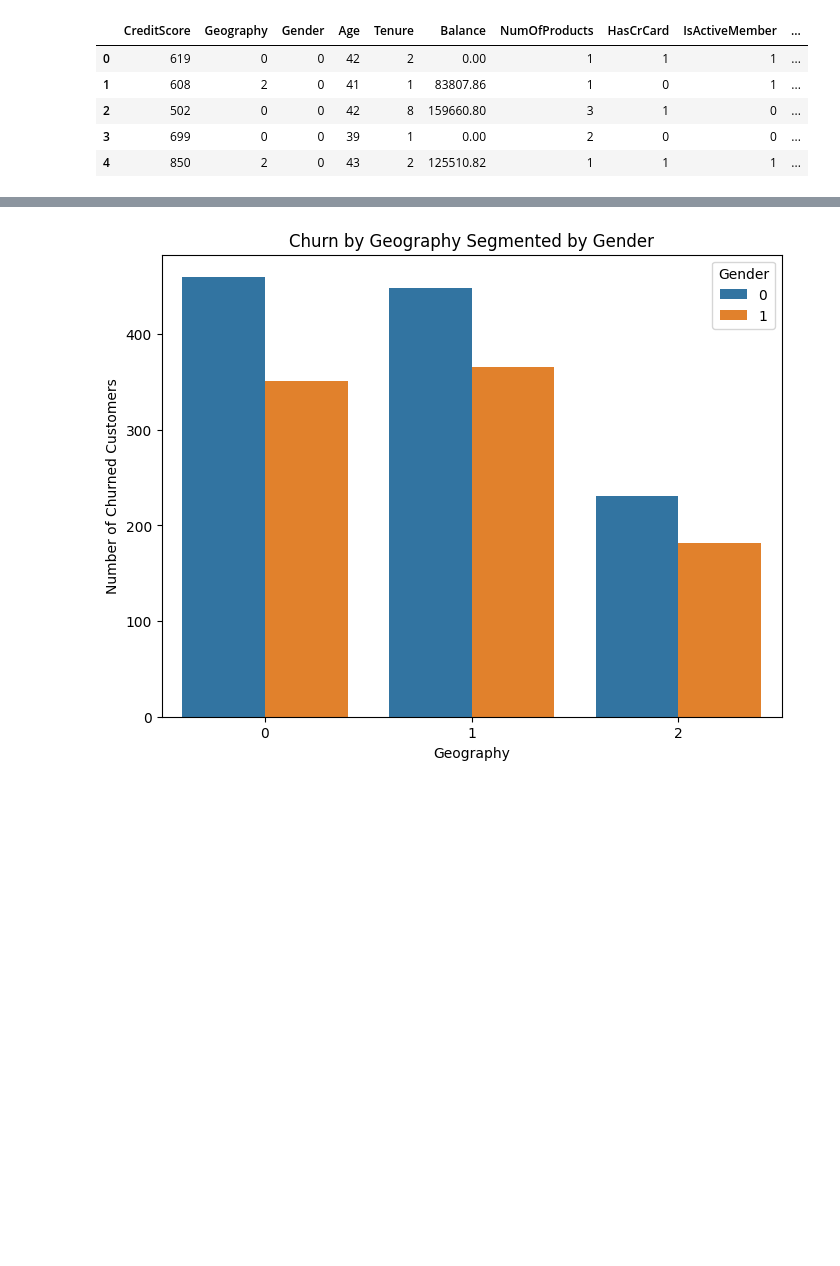
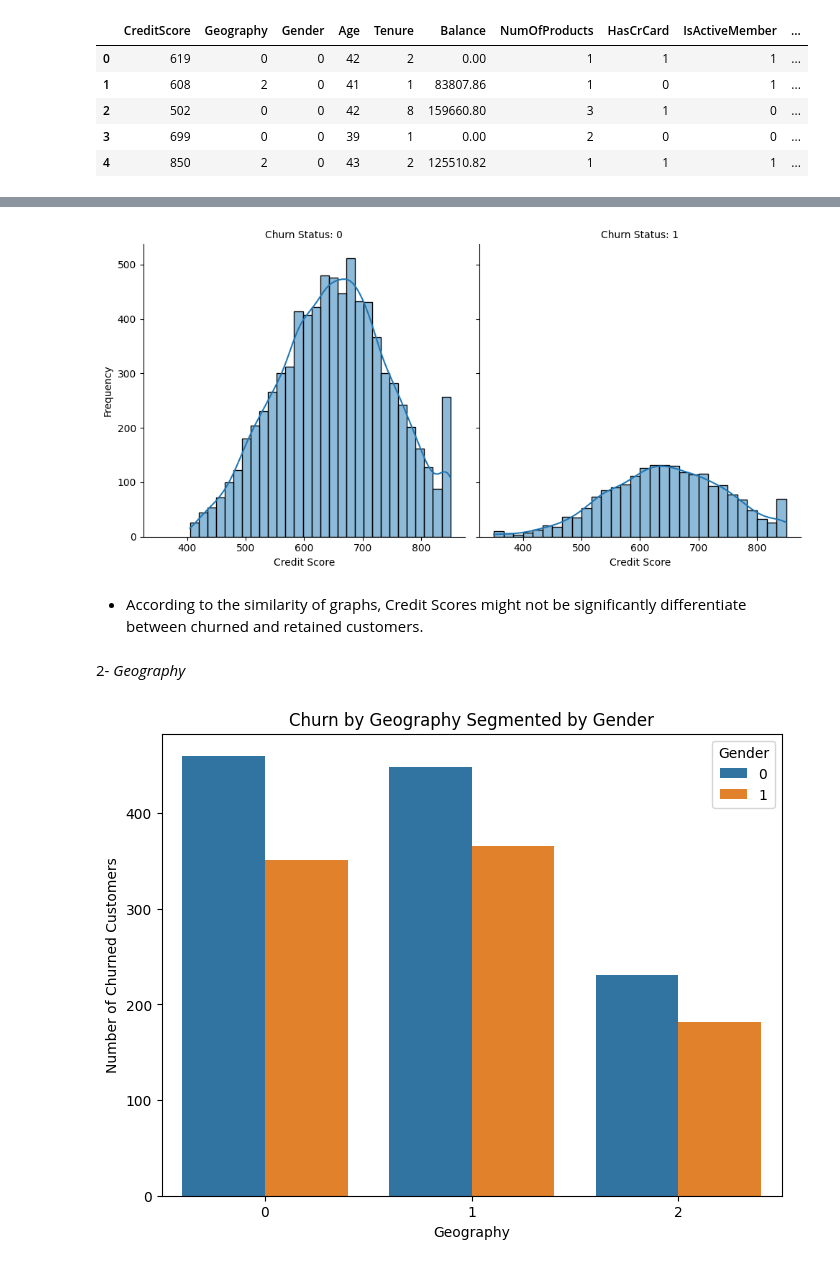
Before and after one commit to MateoPerezSuarez/Bank-Churn-Project, a Jupyter notebook: template.ipynb, the cells around one changed output, grey strips where cells are left out. Drawn from its saved outputs; the diff is of its cells as text; code cells hidden in the pictures; blank space fills up the shorter version.

```diff
--- a/template.ipynb
+++ b/template.ipynb
@@ -64,3 +96,15 @@ df.head()
+# %%
+g = sns.FacetGrid(df, col='Exited', height=5, aspect=1)
+g.map(sns.histplot, 'CreditScore', bins=30, kde=True)
+g.set_titles('Churn Status: {col_name}')
+g.set_axis_labels('Credit Score', 'Frequency')
+plt.show()
+# %% [output]
+[figure, added]
+# %% [markdown]
+- According to the similarity of graphs, Credit Scores might not be significantly differentiate between churned and retained customers.
+# %% [markdown]
+2- *Geography*
 # %%
 churned_df = df[df['Exited'] == 1]
 
```
Also changed, not shown: parts of 13 cells of this notebook.
